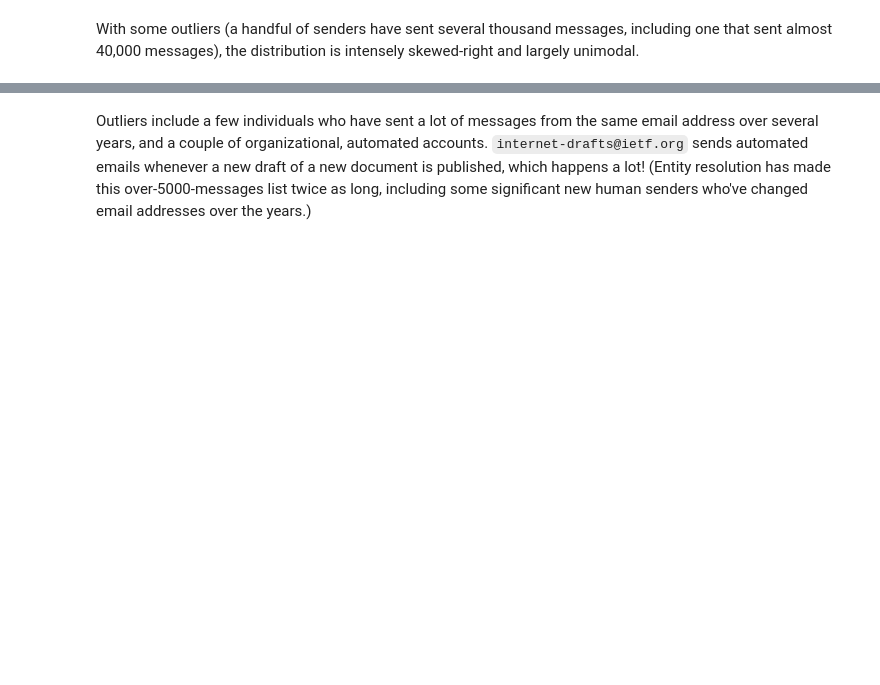
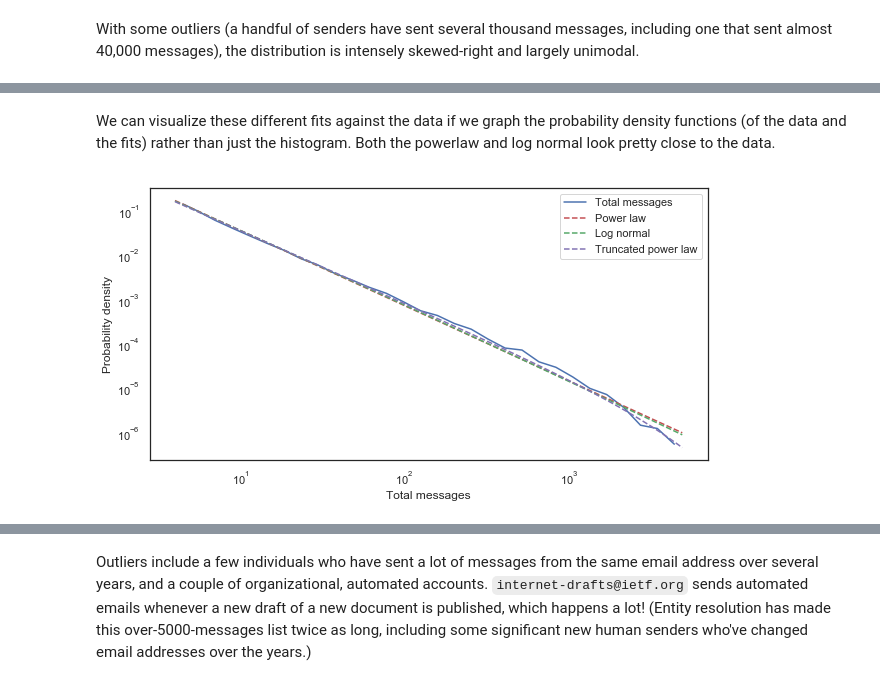
Before and after one commit to npdoty/bigbang, a Jupyter notebook: ietf-participation/ietf_wgs_tenure.ipynb, the cells around one changed output, grey strips where cells are left out. Cells and saved outputs as stored; diff of their text form; code cells hidden in the pictures; blank space fills up the shorter version.

```diff
--- a/ietf-participation/ietf_wgs_tenure.ipynb
+++ b/ietf-participation/ietf_wgs_tenure.ipynb
@@ -366,0 +416,2 @@ With some outliers (a handful of senders have sent several thousand messages, in
+# %%
+total_messages_excluding_outliers = working_data[working_data['Total Messages'] < 5000]
@@ -366,0 +433,2 @@ With some outliers (a handful of senders have sent several thousand messages, in
+# %%
+fit = powerlaw.Fit(total_messages_excluding_outliers['Total Messages'], xmin=4)
@@ -366,0 +464,18 @@ With some outliers (a handful of senders have sent several thousand messages, in
+# %% [markdown]
+We can visualize these different fits against the data if we graph the probability density functions (of the data and the fits) rather than just the histogram. Both the powerlaw and log normal look pretty close to the data.
+# %%
+fig = plt.figure(figsize=(10, 5))
+ax = plt.axes()
+powerlaw.plot_pdf(total_messages_excluding_outliers['Total Messages'], ax=ax, color='b', label='Total messages')
+fit.power_law.plot_pdf(ax=ax, color='r', linestyle='--', label='Power law')
+fit.lognormal.plot_pdf(ax=ax, color='g', linestyle='--', label='Log normal')
+fit.truncated_power_law.plot_pdf(ax=ax, color='m', linestyle='--', label='Truncated power law')
+
+ax.set_xlabel('Total messages')
+ax.set_ylabel('Probability density')
+ax.legend()
+ax.set_title('')
+fig.show()
+fig.savefig('graphs/total-messages-power-law-comparisons.png', dpi=300)
+# %% [output]
+[figure, added]
```
Also changed, not shown: parts of 26 cells of this notebook, 1 other file.
